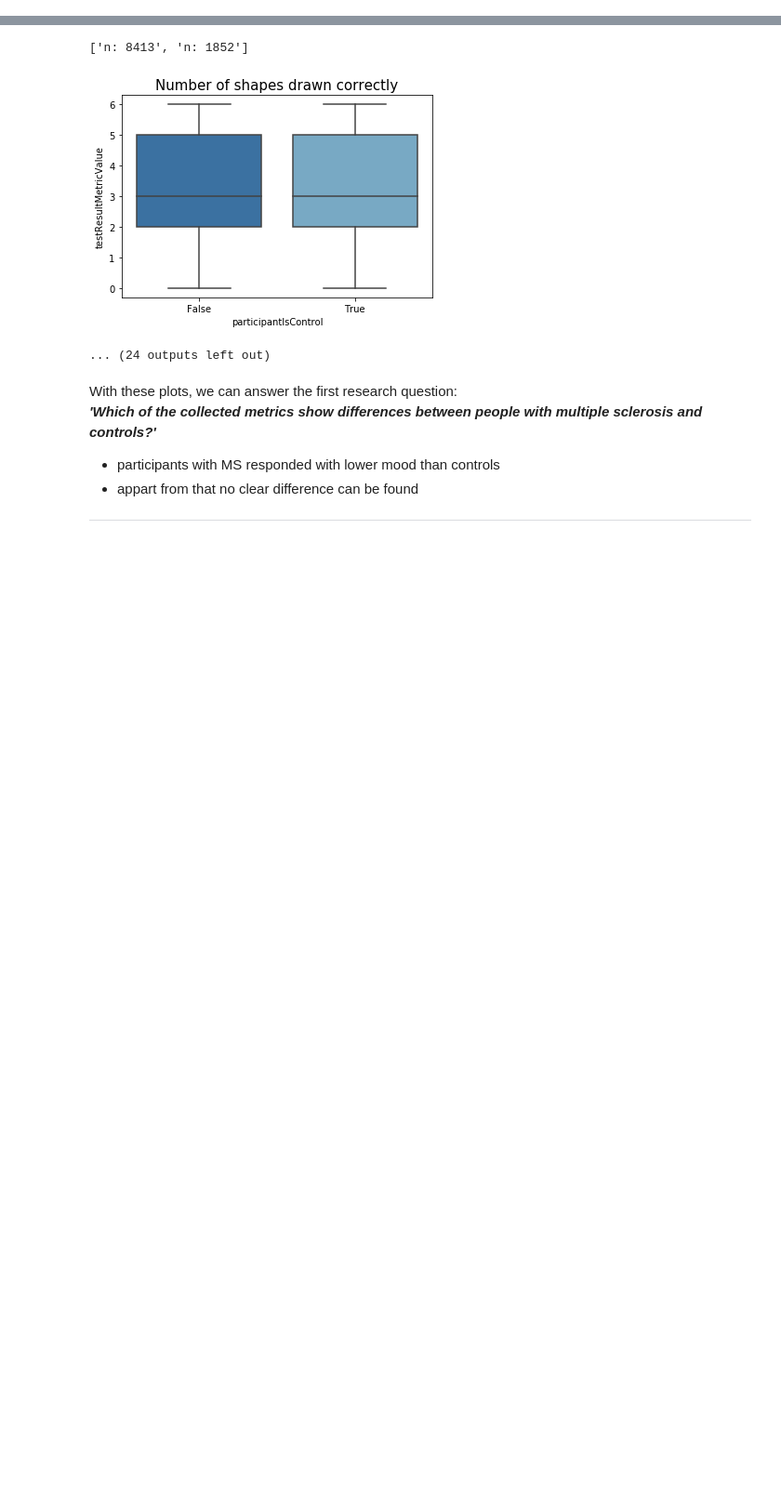
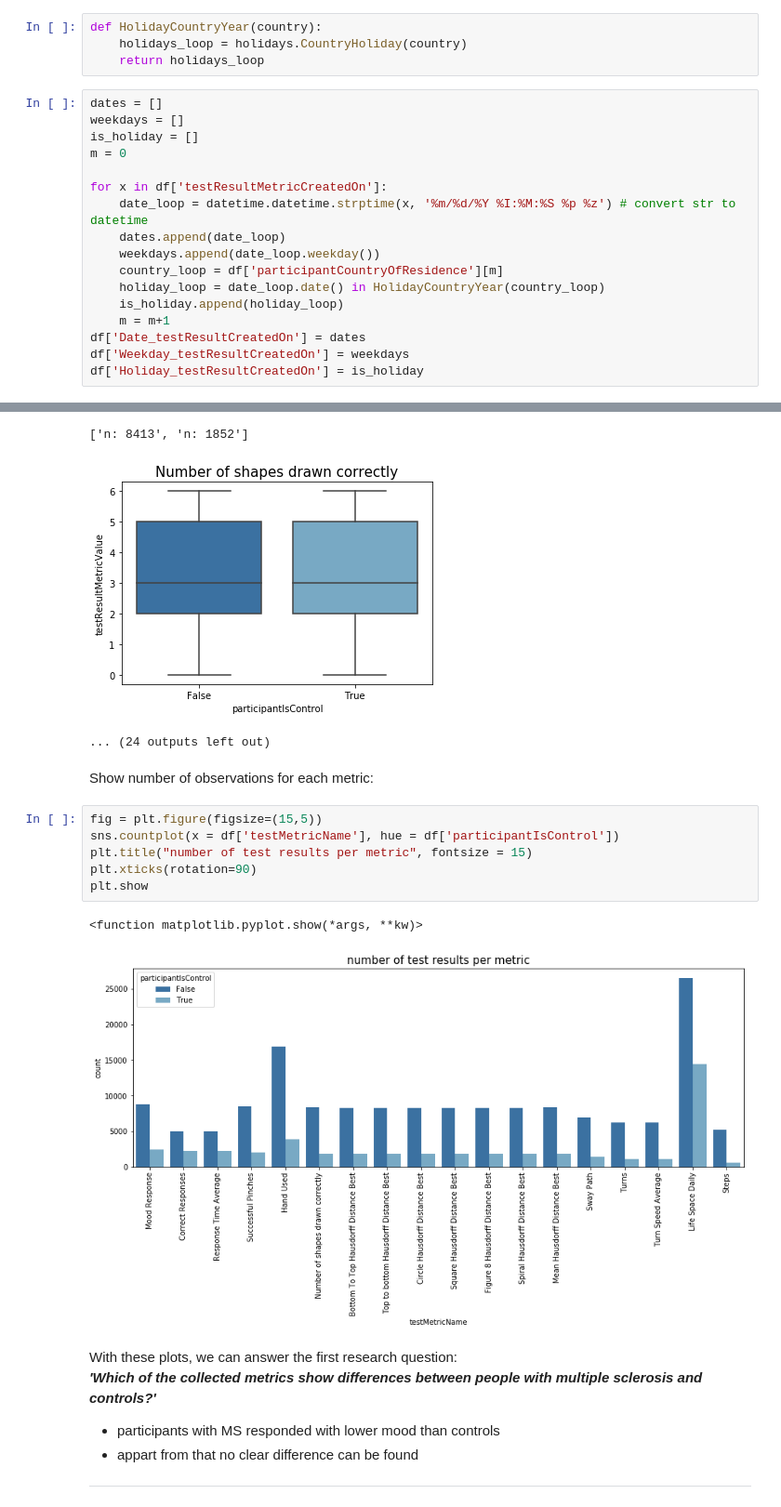
Before and after one commit to ca-schumacher/ms-rwd, a Jupyter notebook: EDA.ipynb, the cells around one changed output, grey strips where cells are left out. Shown at 93% size. Drawn from its saved outputs; the diff is of its cells as text; blank space fills up the shorter version.

```diff
--- a/EDA.ipynb
+++ b/EDA.ipynb
@@ -200,0 +205,21 @@ print(metric_labels)
+# %%
+def HolidayCountryYear(country):
+    holidays_loop = holidays.CountryHoliday(country)
+    return holidays_loop
+# %%
+dates = []
+weekdays = []
+is_holiday = []
+m = 0
+
+for x in df['testResultMetricCreatedOn']:
+    date_loop = datetime.datetime.strptime(x, '%m/%d/%Y %I:%M:%S %p %z') # convert str to datetime
+    dates.append(date_loop)
+    weekdays.append(date_loop.weekday())
+    country_loop = df['participantCountryOfResidence'][m]
+    holiday_loop = date_loop.date() in HolidayCountryYear(country_loop)
+    is_holiday.append(holiday_loop)
+    m = m+1
+df['Date_testResultCreatedOn'] = dates
+df['Weekday_testResultCreatedOn'] = weekdays
+df['Holiday_testResultCreatedOn'] = is_holiday
@@ -248,6 +282,17 @@ for i in metric_labels: # loop through all metrics
 ['n: 8413', 'n: 1852']
 [figure]
 ... (24 outputs left out)
+# %% [markdown]
+Show number of observations for each metric:
+# %%
+fig = plt.figure(figsize=(15,5))
+sns.countplot(x = df['testMetricName'], hue = df['participantIsControl'])
+plt.title("number of test results per metric", fontsize = 15)
+plt.xticks(rotation=90)
+plt.show
+# %% [output]
+<function matplotlib.pyplot.show(*args, **kw)>
+[figure, added]
 # %% [markdown]
 With these plots, we can answer the first research question:
 **_'Which of the collected metrics show differences between people with multiple sclerosis and controls?'_**
```
Also changed, not shown: parts of 9 cells of this notebook.
